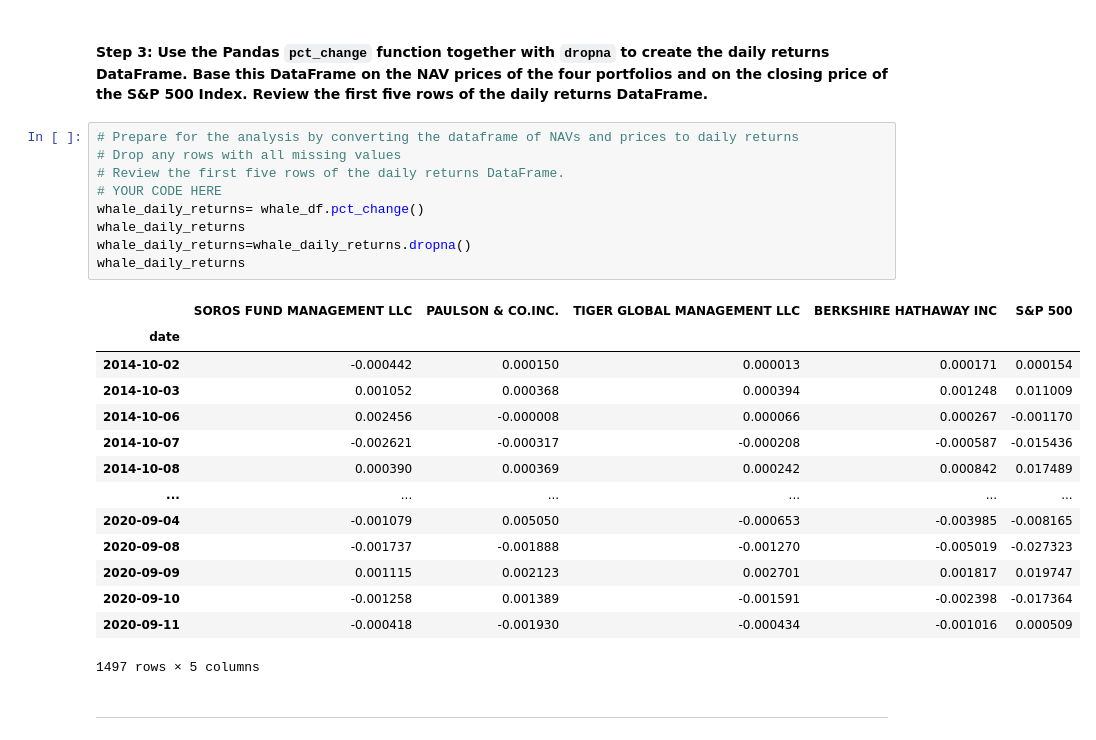
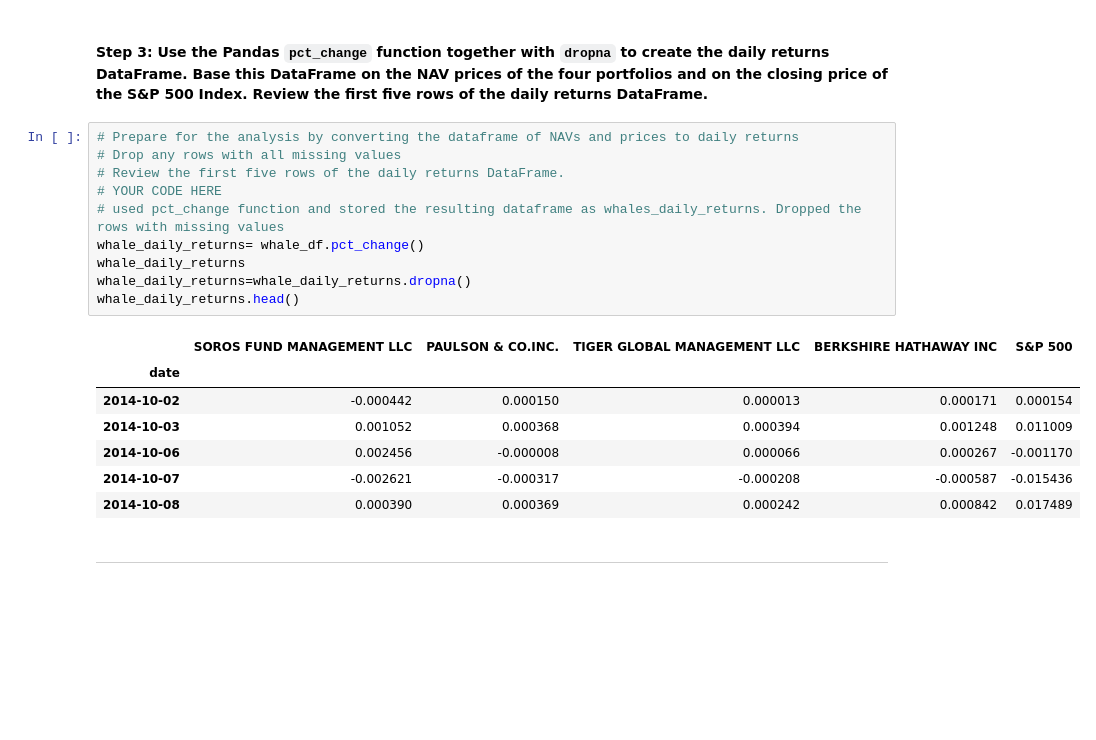
Before and after one commit to rajtolani/Challenge4-Risk-return-analysis, a Jupyter notebook: risk_return_analysis.ipynb, the cells around one changed output. Drawn from its saved outputs; the diff is of its cells as text; blank space fills up the shorter version.

```diff
--- a/risk_return_analysis.ipynb
+++ b/risk_return_analysis.ipynb
@@ -133,27 +127,21 @@ whale_df
 # %%
 # Prepare for the analysis by converting the dataframe of NAVs and prices to daily returns
 # Drop any rows with all missing values
 # Review the first five rows of the daily returns DataFrame.
 # YOUR CODE HERE
+# used pct_change function and stored the resulting dataframe as whales_daily_returns. Dropped the rows with missing values
 whale_daily_returns= whale_df.pct_change()
 whale_daily_returns
 whale_daily_returns=whale_daily_returns.dropna()
-whale_daily_returns
+whale_daily_returns.head()
 # %% [output]
 |  | SOROS FUND MANAGEMENT LLC | PAULSON & CO.INC. | TIGER GLOBAL MANAGEMENT LLC | BERKSHIRE HATHAWAY INC | S&P 500 |
 | date |  |  |  |  |  |
 | 2014-10-02 | -0.000442 | 0.000150 | 0.000013 | 0.000171 | 0.000154 |
 | 2014-10-03 | 0.001052 | 0.000368 | 0.000394 | 0.001248 | 0.011009 |
 | 2014-10-06 | 0.002456 | -0.000008 | 0.000066 | 0.000267 | -0.001170 |
 | 2014-10-07 | -0.002621 | -0.000317 | -0.000208 | -0.000587 | -0.015436 |
 | 2014-10-08 | 0.000390 | 0.000369 | 0.000242 | 0.000842 | 0.017489 |
-| ... | ... | ... | ... | ... | ... |
-| 2020-09-04 | -0.001079 | 0.005050 | -0.000653 | -0.003985 | -0.008165 |
-| 2020-09-08 | -0.001737 | -0.001888 | -0.001270 | -0.005019 | -0.027323 |
-| 2020-09-09 | 0.001115 | 0.002123 | 0.002701 | 0.001817 | 0.019747 |
-| 2020-09-10 | -0.001258 | 0.001389 | -0.001591 | -0.002398 | -0.017364 |
-| 2020-09-11 | -0.000418 | -0.001930 | -0.000434 | -0.001016 | 0.000509 |
-1497 rows × 5 columns
 # %% [markdown]
 ---
 # %% [markdown]
```
Also changed, not shown: parts of 3 cells of this notebook.
